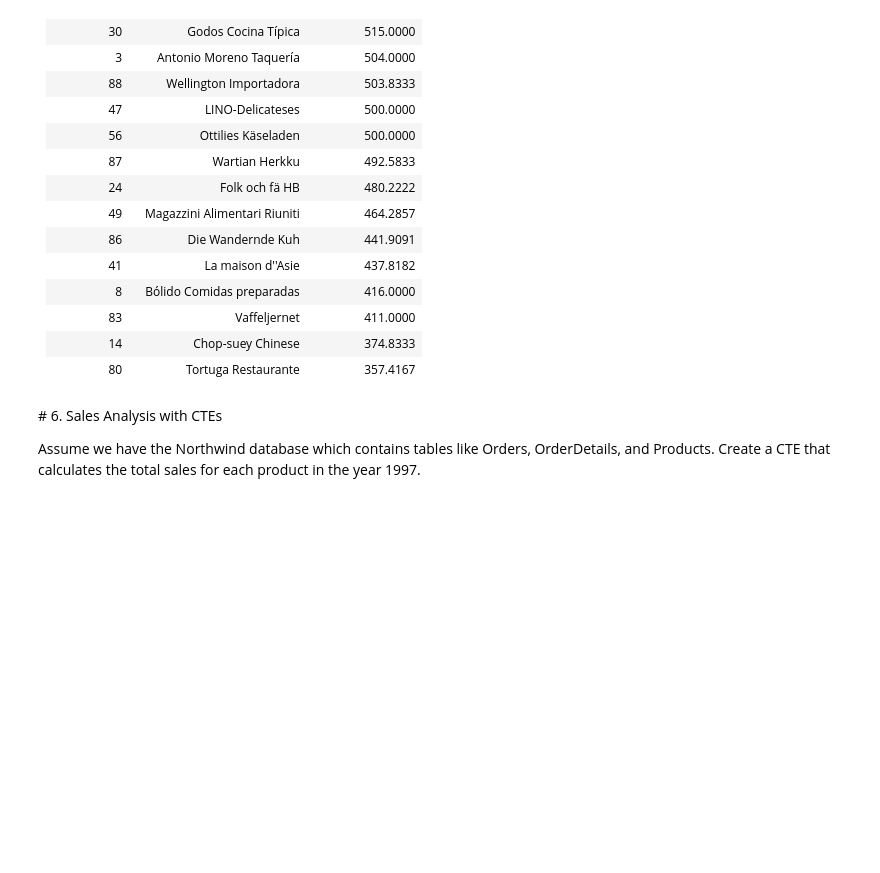
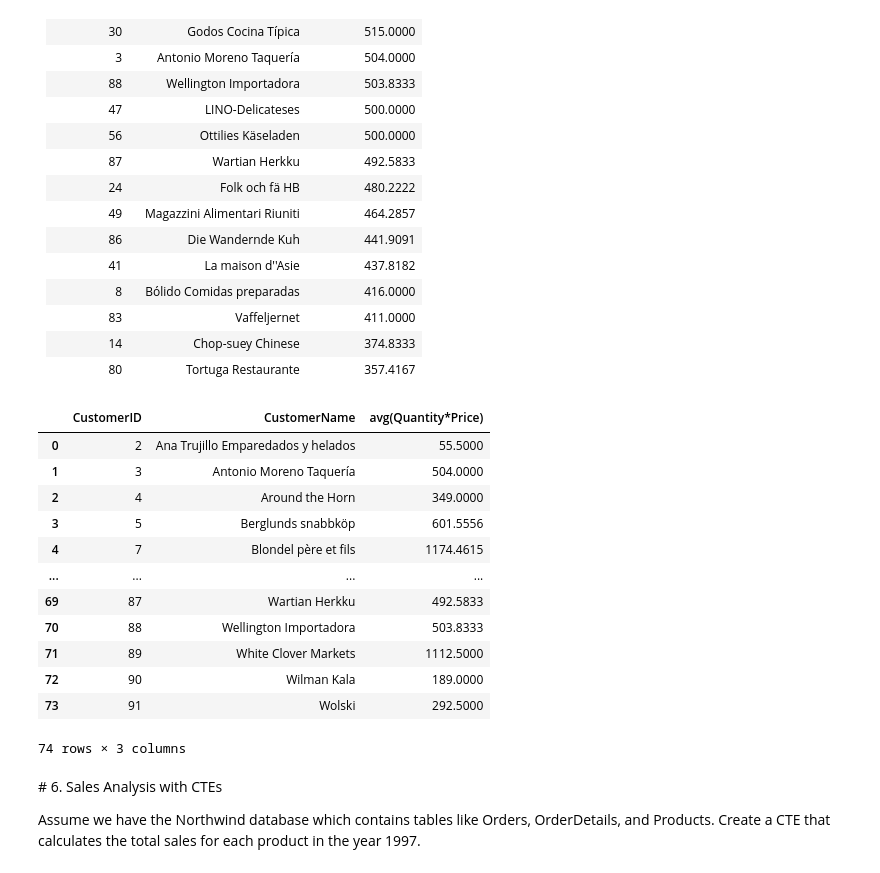
Before and after one commit to Ironhack-data-bcn-oct-2023/lab-mysql-common-table-expressions, a Jupyter notebook: main.ipynb, the cells around one changed output. Cells and saved outputs as stored; diff of their text form; code cells hidden in the pictures; blank space fills up the shorter version.

```diff
--- a/main.ipynb
+++ b/main.ipynb
@@ -129,6 +217,30 @@ Alice Mutton is 6th
 |83                              |Vaffeljernet|411.0000      |
 |14                              |Chop-suey Chinese|374.8333      |
 |80                              |Tortuga Restaurante|357.4167      |
+# %%
+query_avg_amt_customer = """
+select customers.CustomerID, CustomerName, avg(Quantity*Price) from customers
+	join orders on customers.CustomerID = orders.CustomerID
+    join orderdetails on orders.OrderID = orderdetails.OrderID
+    join products on orderdetails.ProductID = products.ProductID
+group by CustomerID;
+"""
+
+pd.read_sql_query(query_avg_amt_customer, engine)
+# %% [output]
+|  | CustomerID | CustomerName | avg(Quantity*Price) |
+| 0 | 2 | Ana Trujillo Emparedados y helados | 55.5000 |
+| 1 | 3 | Antonio Moreno Taquería | 504.0000 |
+| 2 | 4 | Around the Horn | 349.0000 |
+| 3 | 5 | Berglunds snabbköp | 601.5556 |
+| 4 | 7 | Blondel père et fils | 1174.4615 |
+| ... | ... | ... | ... |
+| 69 | 87 | Wartian Herkku | 492.5833 |
+| 70 | 88 | Wellington Importadora | 503.8333 |
+| 71 | 89 | White Clover Markets | 1112.5000 |
+| 72 | 90 | Wilman Kala | 189.0000 |
+| 73 | 91 | Wolski | 292.5000 |
+74 rows × 3 columns
 # %% [markdown]
 # 6. Sales Analysis with CTEs
 
```
Also changed, not shown: parts of 7 cells of this notebook.
